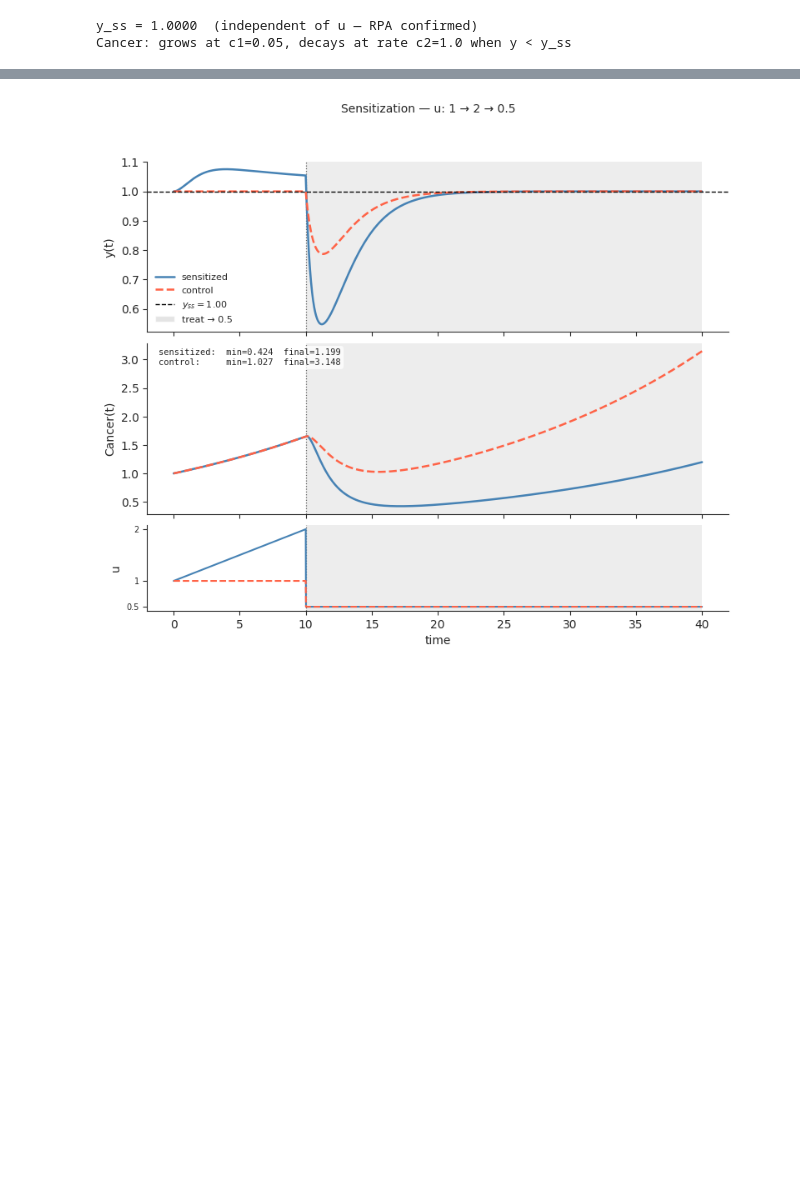
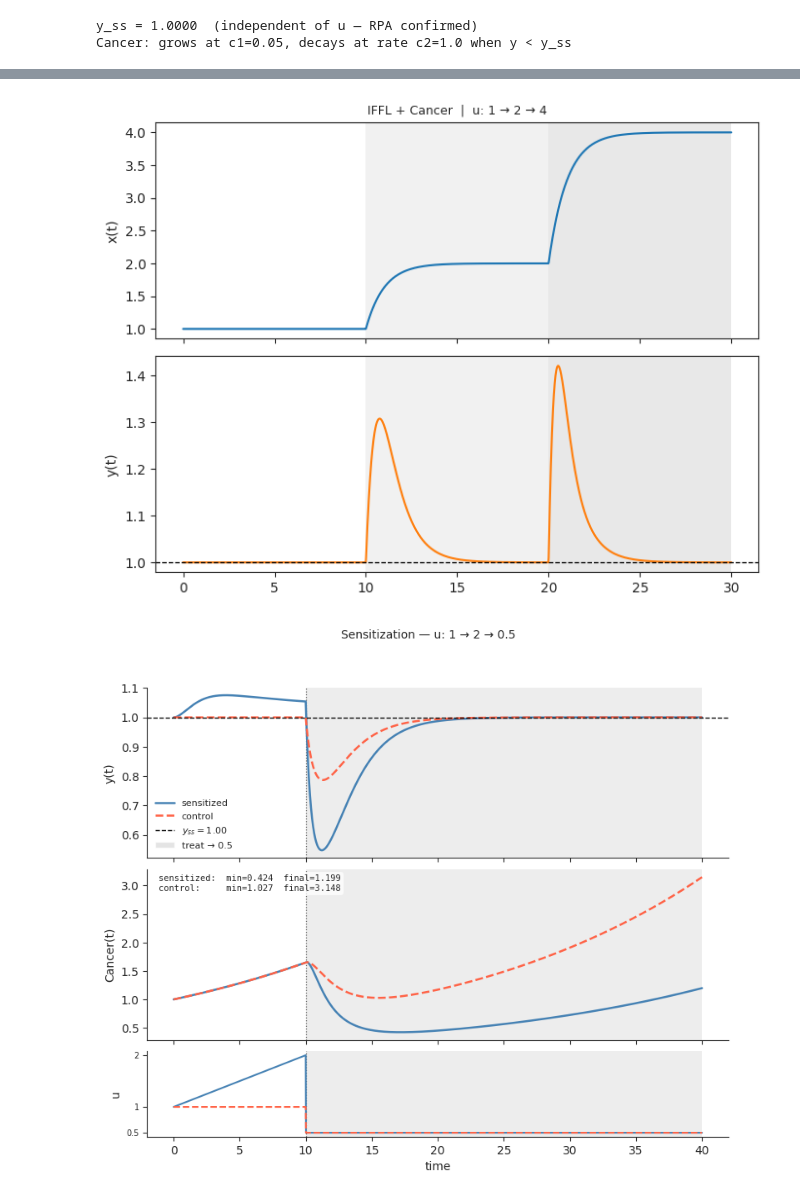
Before and after one commit to Liamir/autodiff-control, a Jupyter notebook: notebooks/figure3_v2.ipynb, the cells around one changed output, grey strips where cells are left out. Cells and saved outputs as stored; diff of their text form; code cells hidden in the pictures; blank space fills up the shorter version.

```diff
--- a/notebooks/figure3_v2.ipynb
+++ b/notebooks/figure3_v2.ipynb
@@ -134,3 +144,42 @@ plt.show()
+# %%
+# Double switch sanity check: u=1→2 at t=10, then u=2→4 at t=20, Cancer starting at 1
+T_SWITCH1 = 10.0
+T_SWITCH2 = 20.0
+T_END    = 30.0
+x0, y0_ss = steady_state(1.0)
+y0_init = [x0, y0_ss, 1.0]
+
+def u_func(t):
+    if t < T_SWITCH1:
+        return 1.0
+    elif t < T_SWITCH2:
+        return 2.0
+    else:
+        return 4.0
+
+sol = simulate(u_func, (0, T_END), y0=y0_init, n_pts=2000)
+t, (xs, ys, Cs) = sol.t, sol.y
+
+fig, axes = plt.subplots(2, 1, figsize=(8, 6), sharex=True,
+                          gridspec_kw={'hspace': 0.08})
+
+ON_COLOR = 'lightgray'
+for ax in axes:
+    ax.axvspan(T_SWITCH1, T_SWITCH2, color=ON_COLOR, alpha=0.3, lw=0)
+    ax.axvspan(T_SWITCH2, T_END, color=ON_COLOR, alpha=0.5, lw=0)
+
+axes[0].plot(t, xs, color='C0', lw=1.5)
+axes[0].set_ylabel('x(t)')
+
+axes[1].plot(t, ys, color='C1', lw=1.5)
+axes[1].axhline(Y_SS, color='k', ls='--', lw=0.9, label=f'$y_{{ss}}={Y_SS:.2f}$')
+axes[1].set_ylabel('y(t)')
+
+axes[0].set_title('IFFL + Cancer  |  u: 1 → 2 → 4', fontsize=9)
+plt.tight_layout()
+plt.show()
+# %% [output]
+[figure, added]
 # %%
 def sensitization_strategy(params, parameter, baseline_value, prep_value, treat_value,
                             u_base=1.0, ramp_duration=20.0, t_post=30.0,
```
Also changed, not shown: parts of 3 cells of this notebook, 3 other files.
